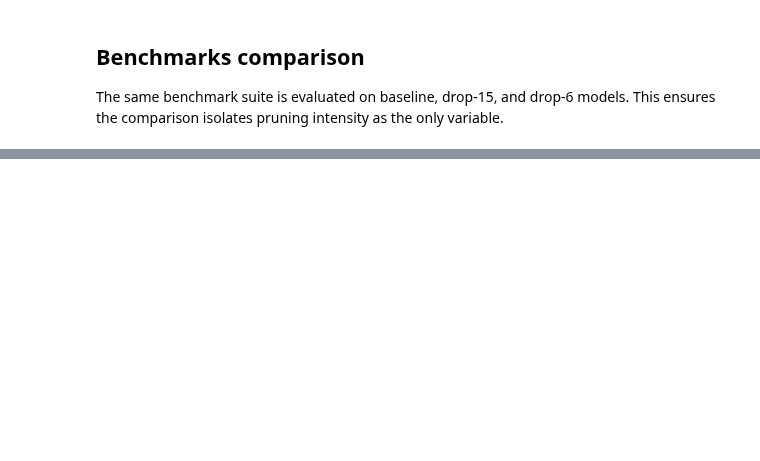
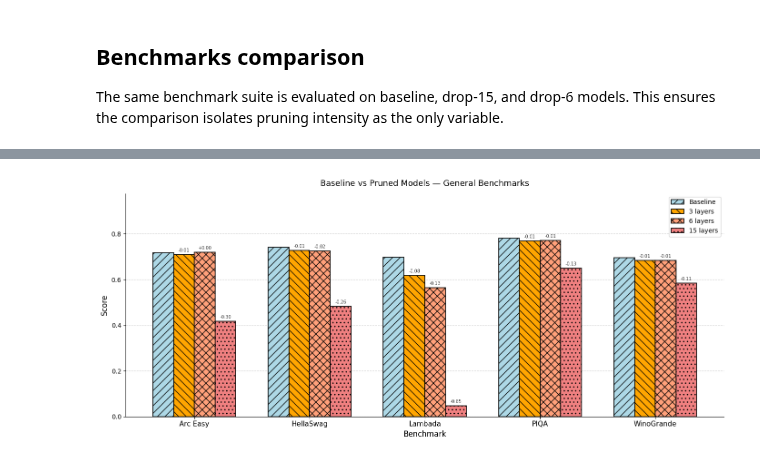
Before and after one commit to peremartra/Rearchitecting-LLMs, a Jupyter notebook: CH08/CH08_NB03_Remove_Attention_15L.ipynb, the cells around one changed output, grey strips where cells are left out. Cells and saved outputs as stored; diff of their text form; code cells hidden in the pictures; blank space fills up the shorter version.

```diff
--- a/CH08/CH08_NB03_Remove_Attention_15L.ipynb
+++ b/CH08/CH08_NB03_Remove_Attention_15L.ipynb
@@ -996,0 +1119,74 @@ else:
+# %%
+import matplotlib.pyplot as plt
+import numpy as np
+
+benchmarks = ["arc_easy", "hellaswag", "lambada", "piqa", "winogrande"]
+labels = ["Arc Easy", "HellaSwag", "Lambada", "PIQA", "WinoGrande"]
+
+scores = {
+    "Baseline":  [0.7180, 0.7405, 0.6969, 0.7813, 0.6961],
+    "3 layers":  [0.7104, 0.7274, 0.6189, 0.7693, 0.6843],
+    "6 layers":  [0.7197, 0.7254, 0.5639, 0.7715, 0.6827],
+    "15 layers": [0.4175, 0.4825, 0.0464, 0.6496, 0.5833],
+}
+
+deltas = {
+    "3 layers":  [s - b for s, b in zip(scores["3 layers"],  scores["Baseline"])],
+    "6 layers":  [s - b for s, b in zip(scores["6 layers"],  scores["Baseline"])],
+    "15 layers": [s - b for s, b in zip(scores["15 layers"], scores["Baseline"])],
+}
+
+hatches   = ["//", "\\\\", "xx", ".."]
+colors    = ["lightblue", "orange", "lightsalmon", "lightcoral"]
+n_models  = len(scores)
+n_benchmarks = len(benchmarks)
+bar_width = 0.18
+x = np.arange(n_benchmarks)
+
+fig, ax = plt.subplots(figsize=(14, 6))
+
+for i, (model_name, model_scores) in enumerate(scores.items()):
+    offset = (i - n_models / 2 + 0.5) * bar_width
+    bars = ax.bar(
+        x + offset,
+        model_scores,
+        width=bar_width,
+        color=colors[i],
+        edgecolor="black",
+        linewidth=1.2,
+        hatch=hatches[i],
+        label=model_name,
+    )
+    # Delta annotations only for pruned models
+    if model_name != "Baseline":
+        for bar, delta in zip(bars, deltas[model_name]):
+            ax.text(
+                bar.get_x() + bar.get_width() / 2,
+                bar.get_height() + 0.008,
+                f"{delta:+.2f}",
+                ha="center",
+                va="bottom",
+                fontsize=7,
+                color="#333333",
+            )
+
+ax.set_xticks(x)
+ax.set_xticklabels(labels, fontsize=11)
+ax.set_ylabel("Score", fontsize=12)
+ax.set_xlabel("Benchmark", fontsize=12)
+ax.set_title(
+    "Baseline vs Pruned Models — General Benchmarks",
+    fontsize=13,
+    pad=12,
+)
+ax.set_ylim(0, min(1.0, max(scores["Baseline"]) * 1.25))
+ax.yaxis.grid(True, linestyle="--", alpha=0.6)
+ax.set_axisbelow(True)
+ax.spines[["top", "right"]].set_visible(False)
+ax.legend(fontsize=10, loc="upper right")
+
+plt.tight_layout()
+plt.savefig("benchmark_results_all.png", dpi=150, bbox_inches="tight")
+plt.show()
+# %% [output]
+[figure, added]
```
Also changed, not shown: parts of 22 cells of this notebook.
